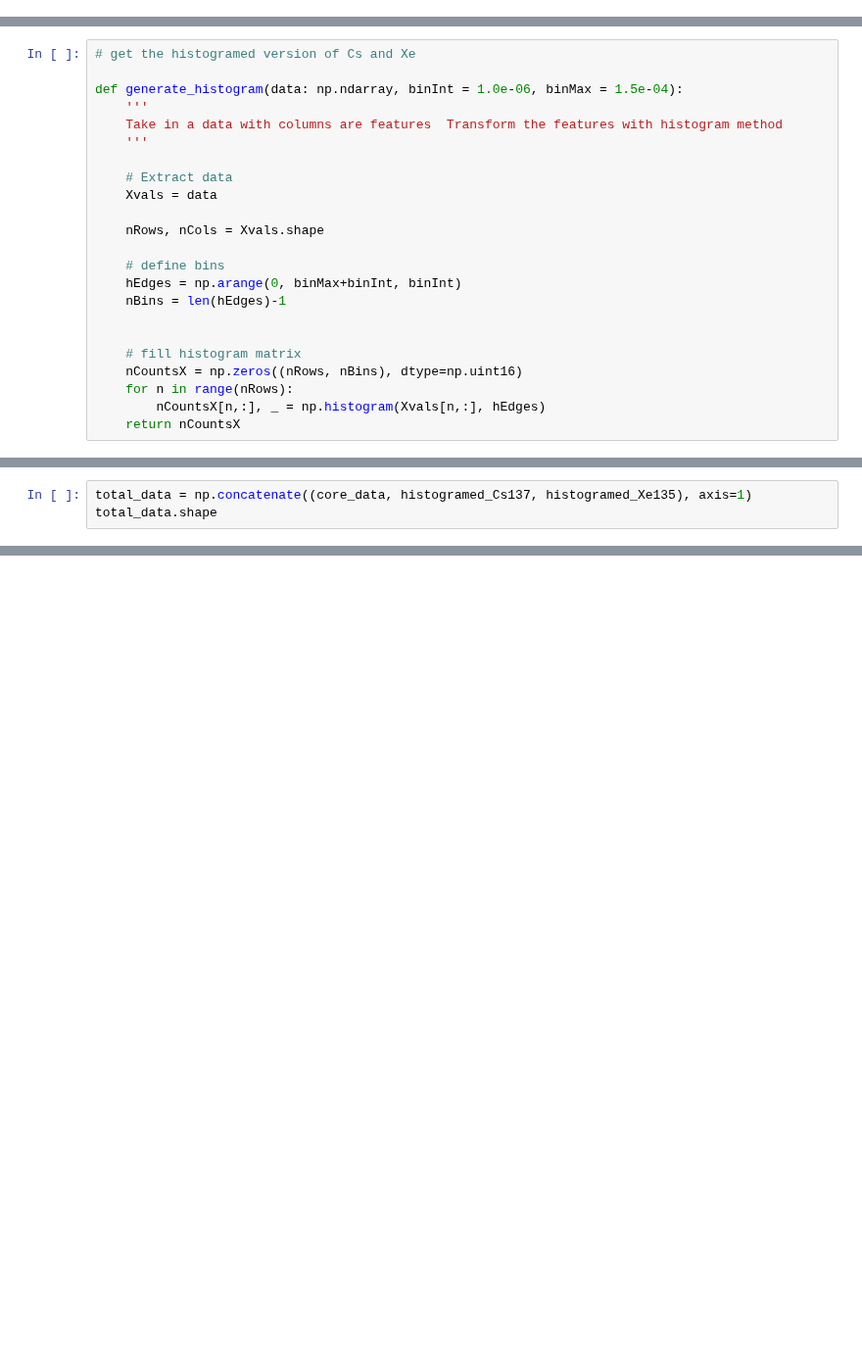
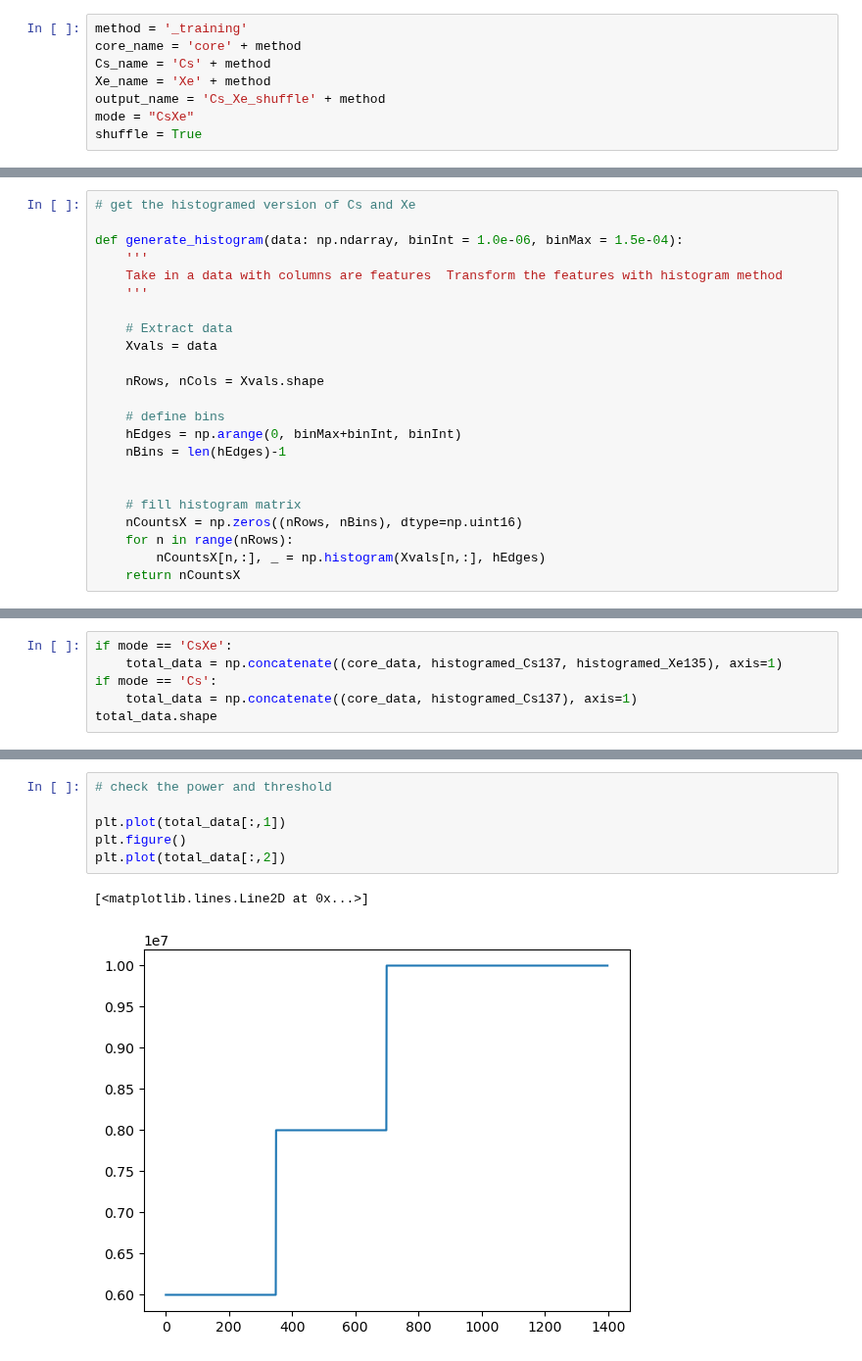
Before and after one commit to ChangyiYang/SimpleLSTM, a Jupyter notebook: AddXe_data.ipynb, the cells around one changed output, grey strips where cells are left out. Shown at 98% size. Drawn from its saved outputs; the diff is of its cells as text; blank space fills up the shorter version.

```diff
--- a/AddXe_data.ipynb
+++ b/AddXe_data.ipynb
@@ -18,6 +18,14 @@ This part will generate a file with following parts
 * Threshold
 * Histogramed Cs
 * Histogramed Xe
+# %%
+method = '_training'
+core_name = 'core' + method
+Cs_name = 'Cs' + method
+Xe_name = 'Xe' + method
+output_name = 'Cs_Xe_shuffle' + method
+mode = "CsXe"
+shuffle = True
 # %%
 # First, get the keff power and threshold from tracked_results.csv
 
@@ -87,4 +98,7 @@ print(histogramed_Xe135.shape)
 # %%
-total_data = np.concatenate((core_data, histogramed_Cs137, histogramed_Xe135), axis=1)
+if mode == 'CsXe':
+    total_data = np.concatenate((core_data, histogramed_Cs137, histogramed_Xe135), axis=1)
+if mode == 'Cs':
+    total_data = np.concatenate((core_data, histogramed_Cs137), axis=1)
 total_data.shape
 # %% [output]
@@ -98,0 +113,9 @@ array([0.97026873, 0.9686063 , 0.96600921, ..., 0.95942264, 0.95950929,
+# %%
+# check the power and threshold
+
+plt.plot(total_data[:,1])
+plt.figure()
+plt.plot(total_data[:,2])
+# %% [output]
+[<matplotlib.lines.Line2D at 0x...>]
+[figure, added]
```
Also changed, not shown: parts of 9 cells of this notebook, 22 other files.
